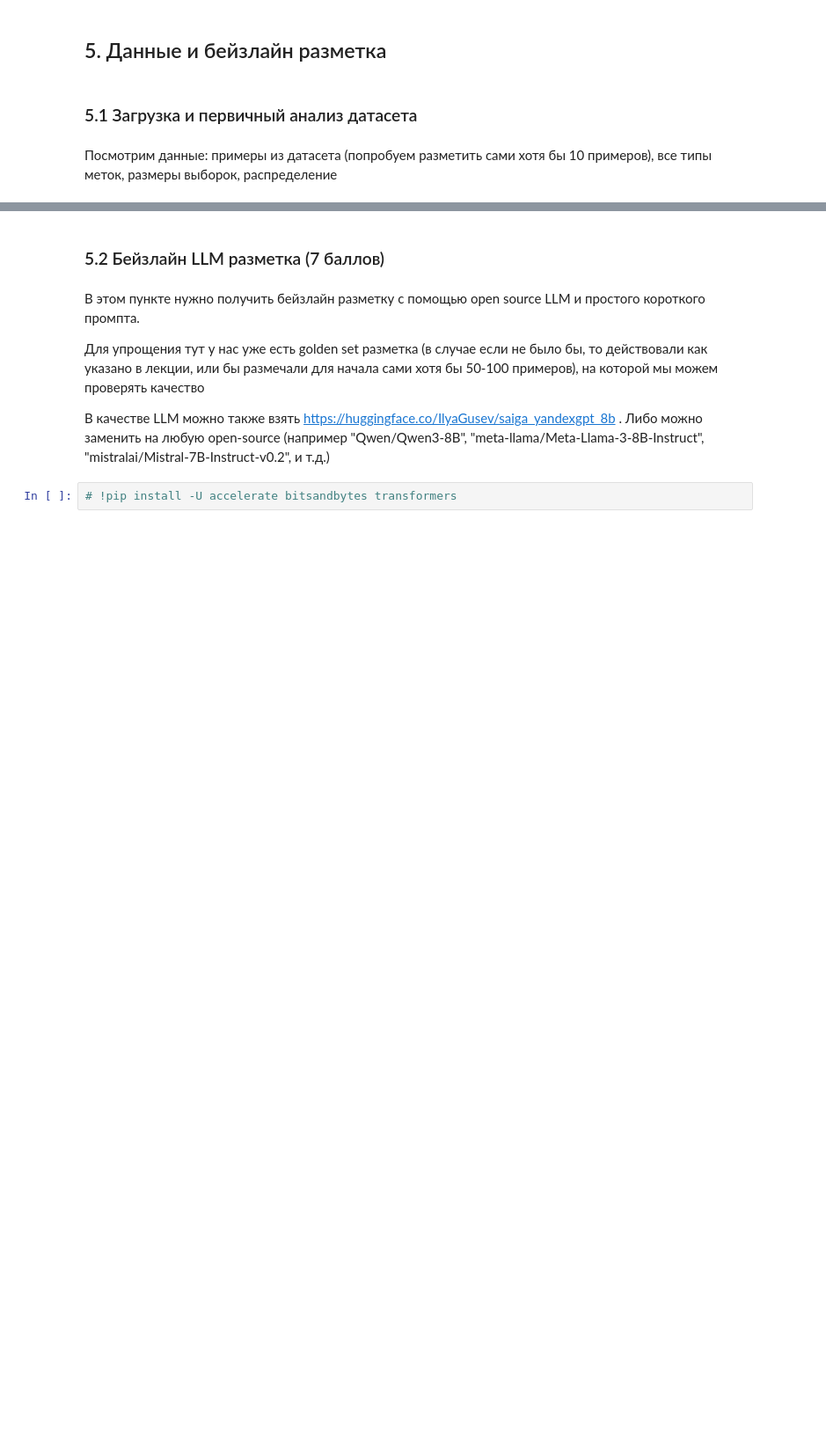
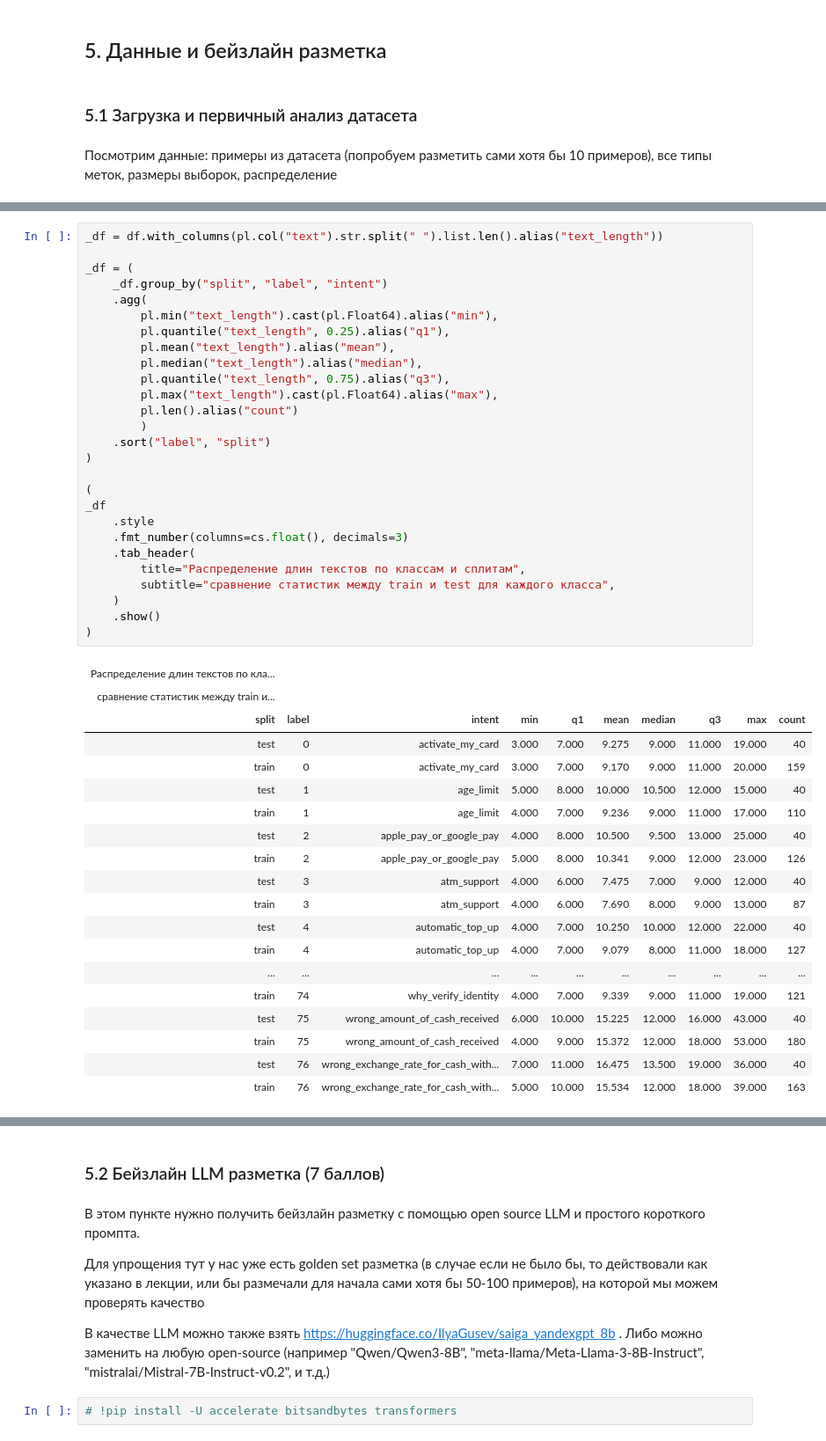
Before and after one commit to egor-kuzin/data-labeling, a Jupyter notebook: LLMpro_hw_4_Kuzin_Egor.ipynb, the cells around one changed output, grey strips where cells are left out. Shown at 88% size. Drawn from its saved outputs; the diff is of its cells as text; blank space fills up the shorter version.

```diff
--- a/LLMpro_hw_4_Kuzin_Egor.ipynb
+++ b/LLMpro_hw_4_Kuzin_Egor.ipynb
@@ -93,0 +217,47 @@ print("""
+# %%
+_df = df.with_columns(pl.col("text").str.split(" ").list.len().alias("text_length"))
+
+_df = (
+    _df.group_by("split", "label", "intent")
+    .agg(
+        pl.min("text_length").cast(pl.Float64).alias("min"),
+        pl.quantile("text_length", 0.25).alias("q1"),
+        pl.mean("text_length").alias("mean"),
+        pl.median("text_length").alias("median"),
+        pl.quantile("text_length", 0.75).alias("q3"),
+        pl.max("text_length").cast(pl.Float64).alias("max"),
+        pl.len().alias("count")
+        )
+    .sort("label", "split")
+)
+
+(
+_df
+    .style
+    .fmt_number(columns=cs.float(), decimals=3)
+    .tab_header(
+        title="Распределение длин текстов по классам и сплитам",
+        subtitle="сравнение статистик между train и test для каждого класса",
+    )
+    .show()
+)
+# %% [output]
+| Распределение длин текстов по кла... |  |  |  |  |  |  |  |  |  |
+| сравнение статистик между train и... |  |  |  |  |  |  |  |  |  |
+| split | label | intent | min | q1 | mean | median | q3 | max | count |
+| test | 0 | activate_my_card | 3.000 | 7.000 | 9.275 | 9.000 | 11.000 | 19.000 | 40 |
+| train | 0 | activate_my_card | 3.000 | 7.000 | 9.170 | 9.000 | 11.000 | 20.000 | 159 |
+| test | 1 | age_limit | 5.000 | 8.000 | 10.000 | 10.500 | 12.000 | 15.000 | 40 |
+| train | 1 | age_limit | 4.000 | 7.000 | 9.236 | 9.000 | 11.000 | 17.000 | 110 |
+| test | 2 | apple_pay_or_google_pay | 4.000 | 8.000 | 10.500 | 9.500 | 13.000 | 25.000 | 40 |
+| train | 2 | apple_pay_or_google_pay | 5.000 | 8.000 | 10.341 | 9.000 | 12.000 | 23.000 | 126 |
+| test | 3 | atm_support | 4.000 | 6.000 | 7.475 | 7.000 | 9.000 | 12.000 | 40 |
+| train | 3 | atm_support | 4.000 | 6.000 | 7.690 | 8.000 | 9.000 | 13.000 | 87 |
+| test | 4 | automatic_top_up | 4.000 | 7.000 | 10.250 | 10.000 | 12.000 | 22.000 | 40 |
+| train | 4 | automatic_top_up | 4.000 | 7.000 | 9.079 | 8.000 | 11.000 | 18.000 | 127 |
+| ... | ... | ... | ... | ... | ... | ... | ... | ... | ... |
+| train | 74 | why_verify_identity | 4.000 | 7.000 | 9.339 | 9.000 | 11.000 | 19.000 | 121 |
+| test | 75 | wrong_amount_of_cash_received | 6.000 | 10.000 | 15.225 | 12.000 | 16.000 | 43.000 | 40 |
+| train | 75 | wrong_amount_of_cash_received | 4.000 | 9.000 | 15.372 | 12.000 | 18.000 | 53.000 | 180 |
+| test | 76 | wrong_exchange_rate_for_cash_with... | 7.000 | 11.000 | 16.475 | 13.500 | 19.000 | 36.000 | 40 |
+| train | 76 | wrong_exchange_rate_for_cash_with... | 5.000 | 10.000 | 15.534 | 12.000 | 18.000 | 39.000 | 163 |
```
Also changed, not shown: parts of 10 cells of this notebook, 1 other file.
